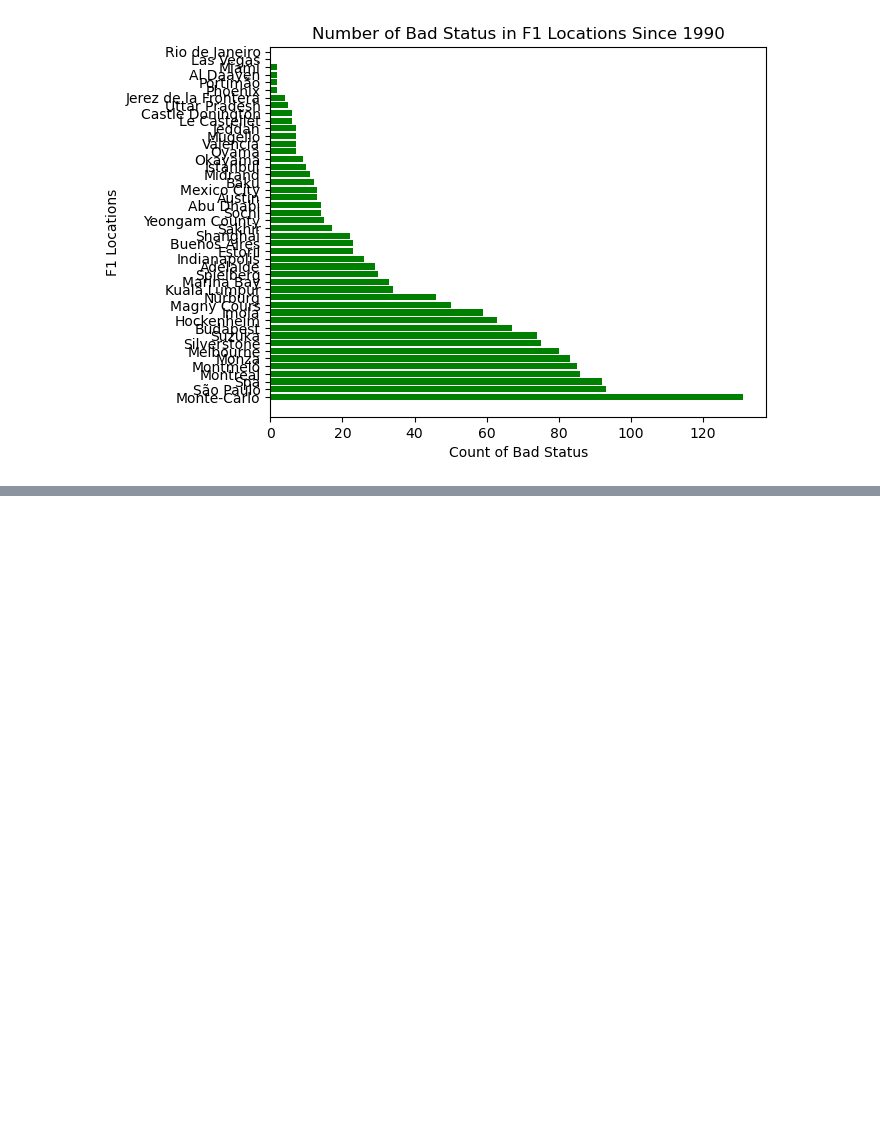
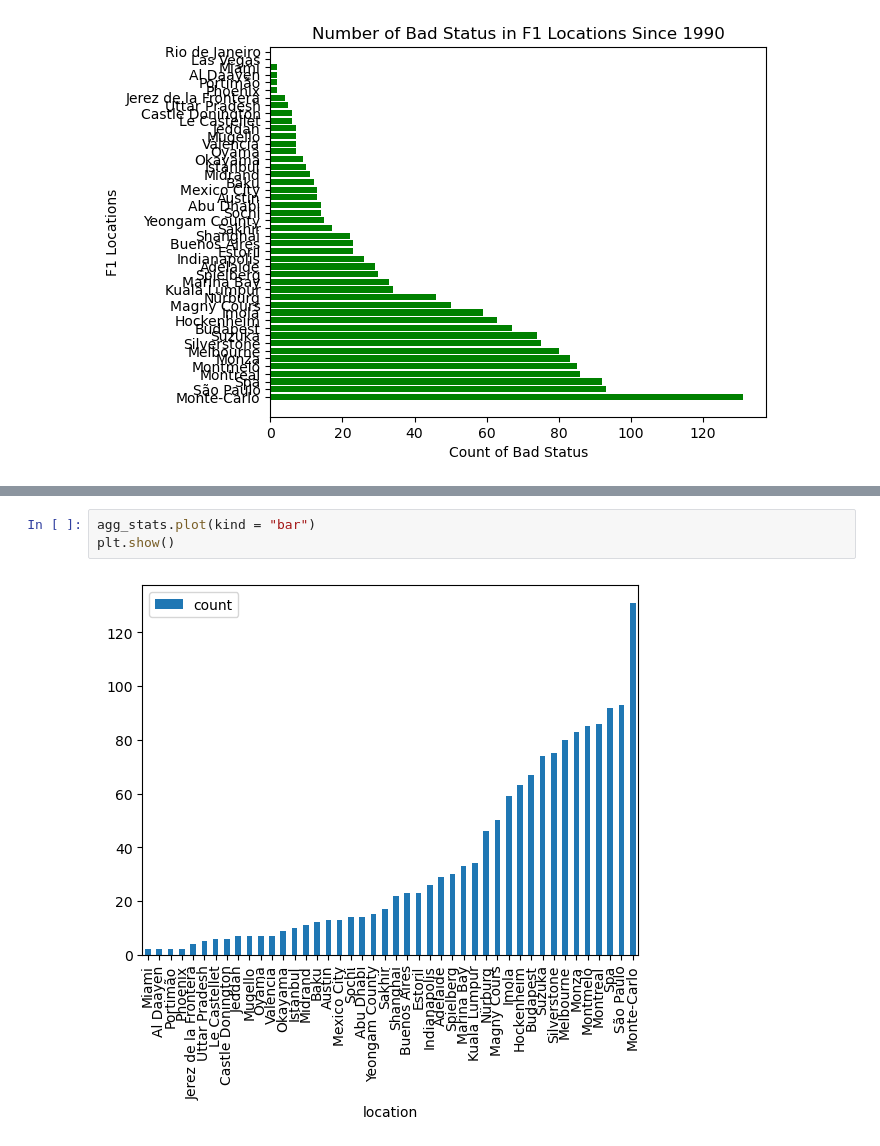
Before and after one commit to j-suave/emoryqtm151, a Jupyter notebook: final_project/Final Project.ipynb, the cells around one changed output, grey strips where cells are left out. Saved outputs shown, nothing was run; the diff lists cells and outputs as text; blank space fills up the shorter version.

```diff
--- a/final_project/Final Project.ipynb
+++ b/final_project/Final Project.ipynb
@@ -243,0 +250,5 @@ Text(0.5, 1.0, 'Number of Bad Status in F1 Locations Since 1990')
+# %%
+agg_stats.plot(kind = "bar")
+plt.show()
+# %% [output]
+[figure, added]
```
Also changed, not shown: parts of 1 cell of this notebook.
